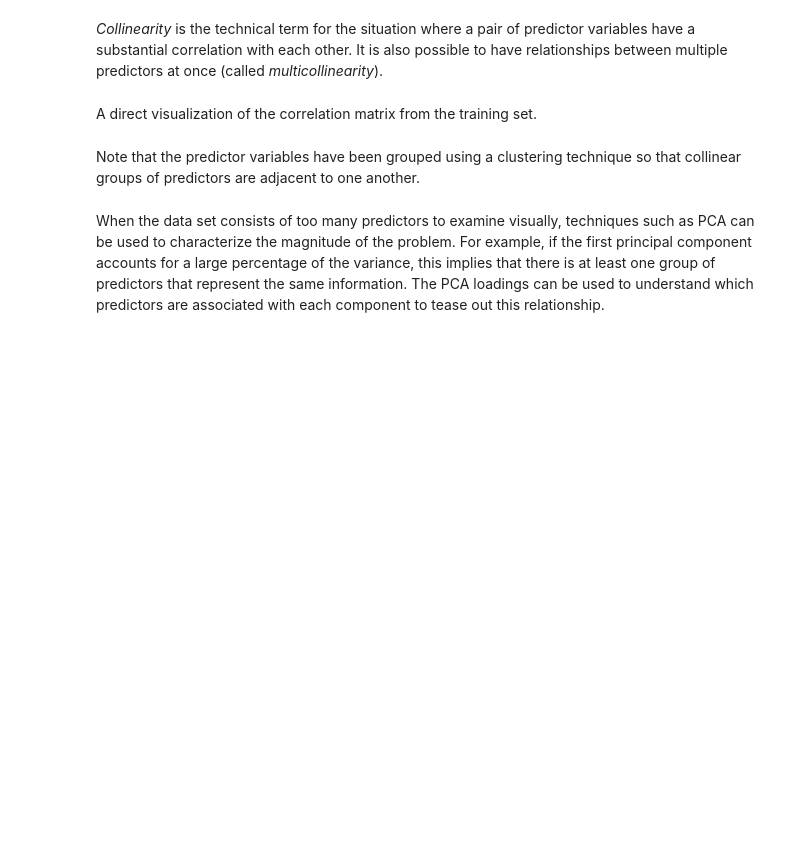
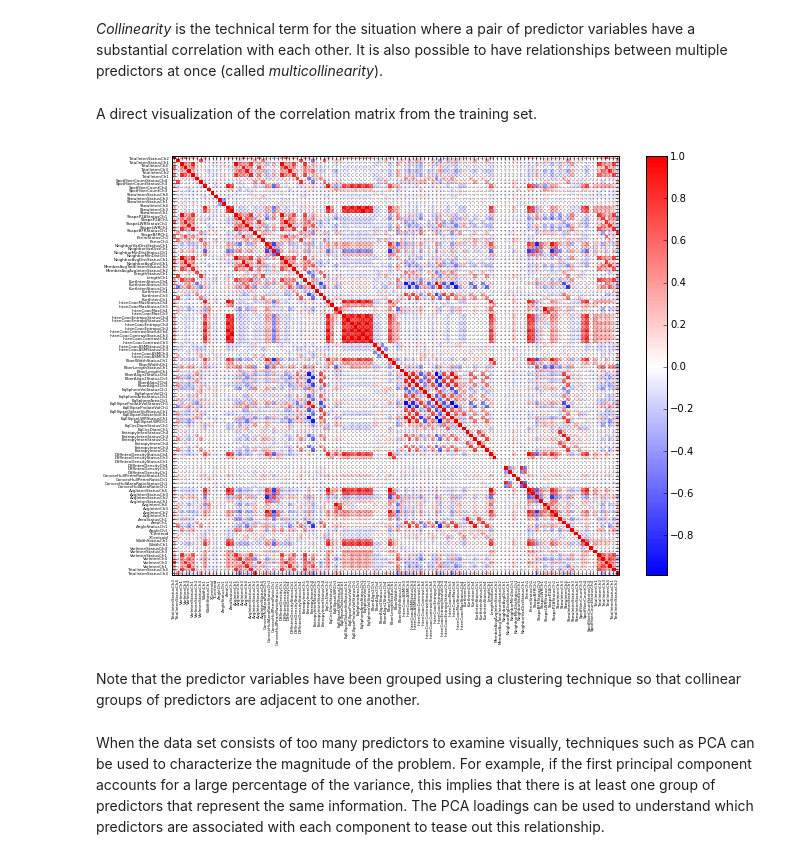
Before and after one commit to LeiG/Applied-Predictive-Modeling-with-Python, a Jupyter notebook: notebooks/Chapter 3.ipynb, the cells around one changed output. Drawn from its saved outputs; the diff is of its cells as text; code cells hidden in the pictures; blank space fills up the shorter version.

```diff
--- a/notebooks/Chapter 3.ipynb
+++ b/notebooks/Chapter 3.ipynb
@@ -426,26 +517,28 @@ A direct visualization of the correlation matrix from the training set.
 # %%
 # calculate the correlation matrix
 corr_dataframe = cell_train_feature.corr()
 
 # compute hierarchical cluster on both rows and columns for correlation matrix and plot heatmap
 def corr_heatmap(corr_dataframe):
     import scipy.cluster.hierarchy as sch
 
     corr_matrix = np.array(corr_dataframe)
     col_names = corr_dataframe.columns
 
     Y = sch.linkage(corr_matrix, 'single', 'correlation')
-    Z = sch.dendrogram(z, color_threshold=0, no_plot=True)['leaves']
+    Z = sch.dendrogram(Y, color_threshold=0, no_plot=True)['leaves']
     corr_matrix = corr_matrix[Z, :]
     corr_matrix = corr_matrix[:, Z]
     col_names = col_names[Z]
     im = plt.imshow(corr_matrix, interpolation='nearest', aspect='auto', cmap='bwr')
     plt.colorbar()
     plt.xticks(range(corr_matrix.shape[0]), col_names, rotation='vertical', fontsize=4)
     plt.yticks(range(corr_matrix.shape[0]), col_names[::-1], fontsize=4)
 
 # plot
 corr_heatmap(corr_dataframe)
+# %% [output]
+[figure, added]
 # %% [markdown]
 Note that the predictor variables have been grouped using a clustering technique so that collinear groups of predictors are adjacent to one another.
 # %% [markdown]
```
Also changed, not shown: parts of 30 cells of this notebook, 4 other files.
